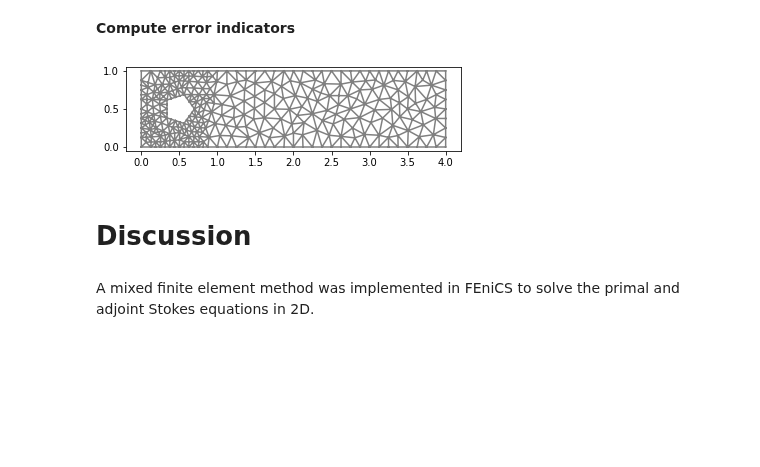
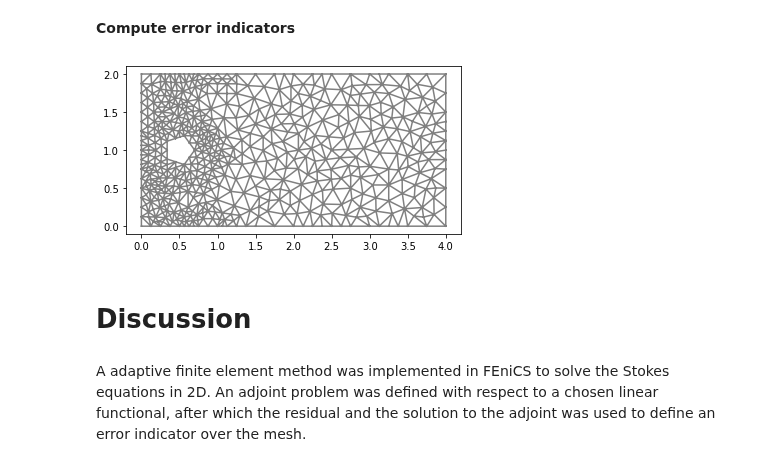
Before and after one commit to johanhoffman/DD2365-VT20, a Jupyter notebook: template-report-Stokes-AMR.ipynb, the cells around one changed output. Saved outputs shown, nothing was run; the diff lists cells and outputs as text; code cells hidden in the pictures; blank space fills up the shorter version.

```diff
--- a/template-report-Stokes-AMR.ipynb
+++ b/template-report-Stokes-AMR.ipynb
@@ -98,7 +104,7 @@ which is the local residual on weak form with the solution to the adjoint equati
 # %%
 # Define rectangular domain
 L = 4
-H = 1
+H = 2
 
 # Generate mesh (examples with and without a hole in the mesh)
 resolution = 16
@@ -236,33 +244,32 @@ rm: cannot remove 'results-NS/*': No such file or directory
 # %%
 # Define function space over the elements of the mesh
 WDG = FunctionSpace(W.mesh(), "DG", 0)
 elm = TestFunction(WDG)
 err_ind = Function(WDG)
 
 # Compute local error indicators over the cells of the mesh
 local_error = ( elm*inner(f, phi)*dx + elm*p*div(phi)*dx - elm*inner(grad(u), grad(phi))*dx - elm*div(u)*theta*dx )
 err_ind.vector()[:] = assemble(local_error)
 err_ind_abs = np.abs(err_ind.vector())
 err_ind_mean = err_ind_abs.sum()/err_ind.vector().size()
 
 # Local mesh refinement (specified by a cell marker)
 no_levels = 1
 for i in range(0,no_levels):
   cell_marker = MeshFunction("bool", mesh, mesh.topology().dim())
   for c in cells(mesh):
     cell_marker[c] = False
-    cidx = c.index()
-    local_error_cell = err_ind_abs[cidx]
+    local_error_cell = err_ind_abs[c.index()]
     if local_error_cell > err_ind_mean:
         cell_marker[c] = True
   mesh = refine(mesh, cell_marker)
 
 plt.figure()
 plot(mesh)
 plt.show()
 # %% [output]
-[figure, old version]
+[figure, new version]
 # %% [markdown]
 # **Discussion**
-# %% [markdown]
-A mixed finite element method was implemented in FEniCS to solve the primal and adjoint Stokes equations in 2D.
+# %% [markdown]
+A adaptive finite element method was implemented in FEniCS to solve the Stokes equations in 2D. An adjoint problem was defined with respect to a chosen linear functional, after which the residual and the solution to the adjoint was used to define an error indicator over the mesh.
```
Also changed, not shown: parts of 4 cells of this notebook.
